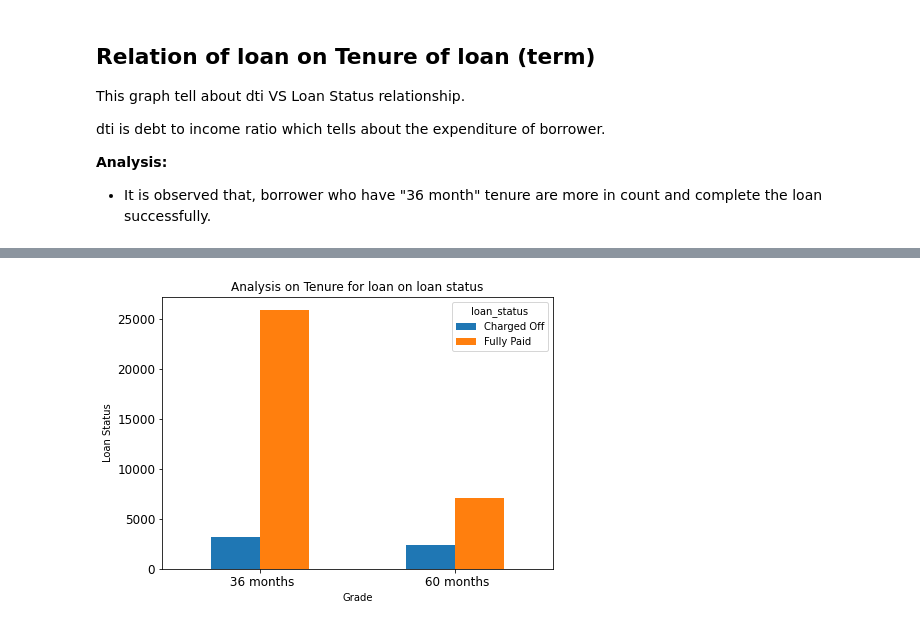
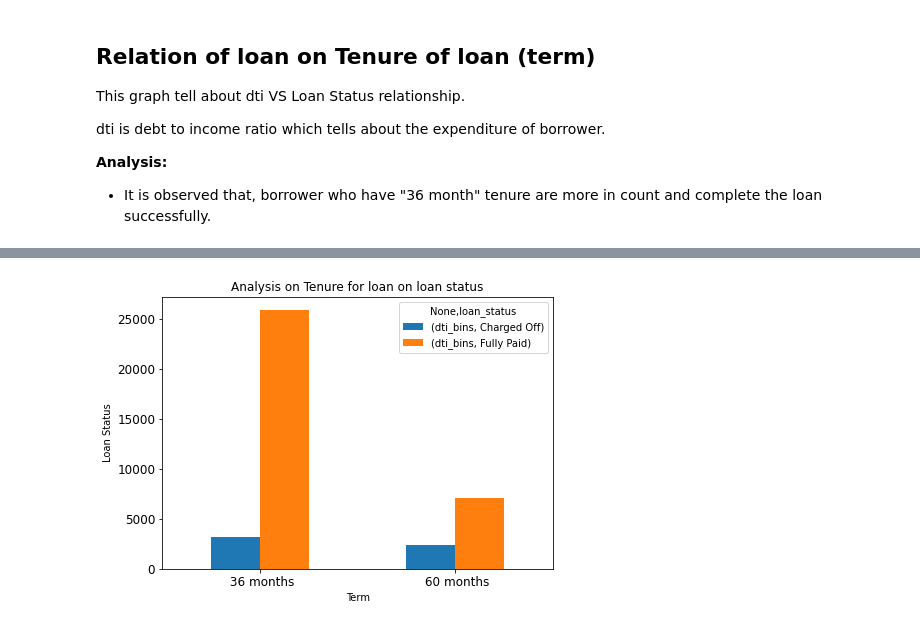
Before and after one commit to RatneshFlash/LendingClubCaseStudy, a Jupyter notebook: Lending_Club_Case_Study.ipynb, the cells around one changed output, grey strips where cells are left out. Cells and saved outputs as stored; diff of their text form; code cells hidden in the pictures.

```diff
--- a/Lending_Club_Case_Study.ipynb
+++ b/Lending_Club_Case_Study.ipynb
@@ -484,9 +474,8 @@ df_home_data.head()
 # %%
-df_home_data.loc[df_home_data['dti'] >= 18.56, 'dti_bins'] = 'high'
-df_home_data.loc[df_home_data['dti'] <= 8.13, 'dti_bins'] = 'low'
-df_home_data.loc[(df_home_data['dti'] > 8.13) & (df_home_data['dti'] < 18.56), 'dti_bins'] = 'medium'
-df_home_data.head()
-
-df_term_data = df_home_data.loc[:, ['term', 'dti_bins', 'loan_status']]
+df_term_data = loan_data.loc[:, ['dti', 'term', 'loan_status']]
+df_term_data.loc[df_term_data['dti'] >= 18.56, 'dti_bins'] = 'high'
+df_term_data.loc[df_term_data['dti'] <= 8.13, 'dti_bins'] = 'low'
+df_term_data.loc[(df_term_data['dti'] > 8.13) & (df_term_data['dti'] < 18.56), 'dti_bins'] = 'medium'
+df_term_data.drop(columns=['dti'], inplace=True)
 df_term_data.head()
 # %% [output]
@@ -513,5 +497,5 @@ array([<AxesSubplot:ylabel='Charged Off'>,
 # %%
 plot = df_term_data.plot(kind='bar', title='Analysis on Tenure for loan on loan status', ylabel='Loan Status',
-         xlabel='Grade', figsize=(7, 5), fontsize=12, rot=0)
+         xlabel='Term', figsize=(7, 5), fontsize=12, rot=0)
 # %% [output]
-[figure, old version]
+[figure, new version]
```
Also changed, not shown: parts of 28 cells of this notebook, 1 other file.
